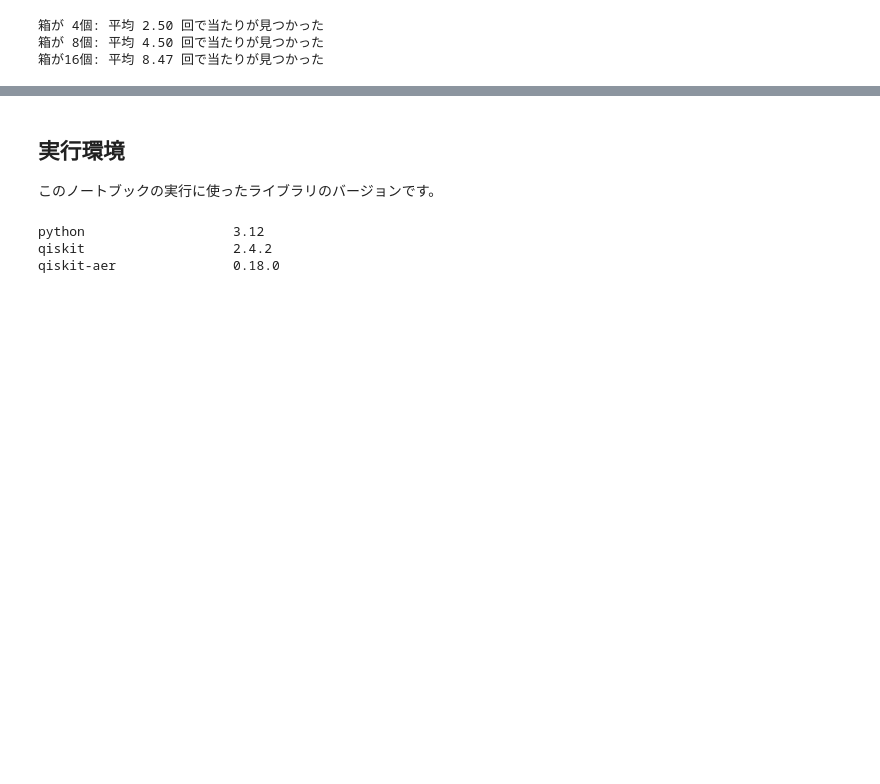
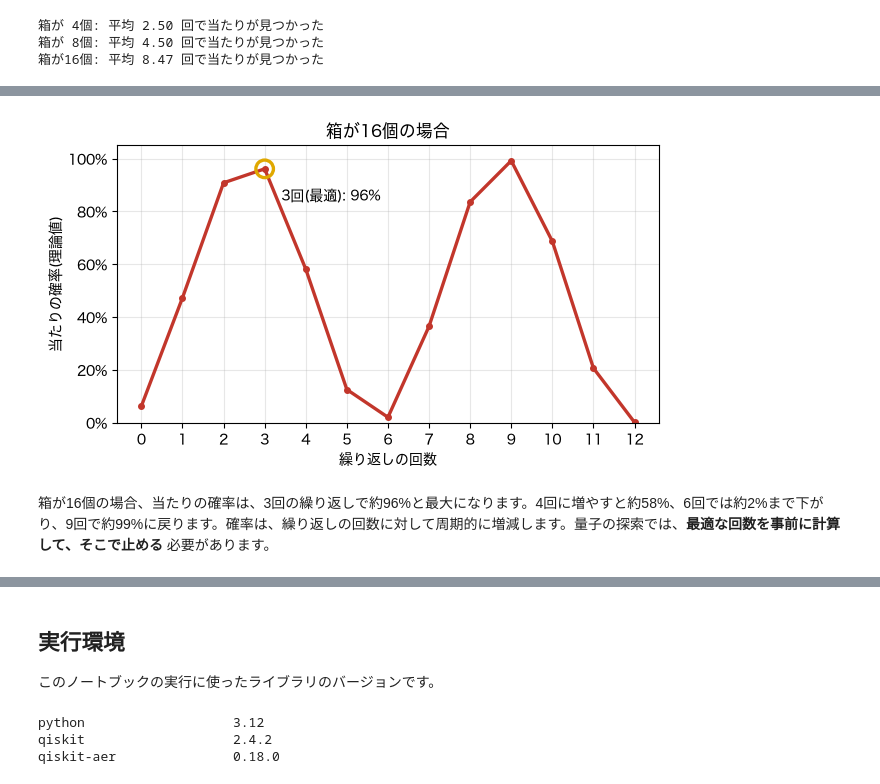
Before and after one commit to quantum-tokyo/quantum-learning-roadmap, a Jupyter notebook: src/ch03-strengths-and-limits.ipynb, the cells around one changed output, grey strips where cells are left out. Saved outputs shown, nothing was run; the diff lists cells and outputs as text; code cells hidden in the pictures; blank space fills up the shorter version.

```diff
--- a/src/ch03-strengths-and-limits.ipynb
+++ b/src/ch03-strengths-and-limits.ipynb
@@ -467,5 +37,0 @@ for n in (2, 3, 4, 5, 6):
-# %%
-print("箱の数  1回の繰り返しに必要な CX の数")
-for n in range(2, 9):
-    one_iteration = transpile(make_grover(n, 1, measure=False), basis_gates=BASIS_GATES, optimization_level=1, seed_transpiler=12345)
-    print(f"{2**n:>6} {one_iteration.count_ops().get('cx', 0):>22}")
@@ -572,0 +131,3 @@ for n in (2, 3, 4, 8, 10):
+# %%
+for k in range(optimal_iterations(4) + 1):
+    print(f"繰り返し {k} 回: 当たりの確率 {success_probability(4, k):.1%}")
@@ -572,0 +214,30 @@ for n in (2, 3, 4, 8, 10):
+# %%
+import matplotlib.pyplot as plt
+from matplotlib import font_manager
+from matplotlib.ticker import PercentFormatter
+
+# 日本語のラベルを表示するため、使える日本語フォントがあれば使う
+available_fonts = {f.name for f in font_manager.fontManager.ttflist}
+japanese_fonts = [f for f in ("Hiragino Sans", "Noto Sans CJK JP", "IPAexGothic") if f in available_fonts]
+plt.rcParams["font.family"] = japanese_fonts + ["sans-serif"]
+
+iterations = list(range(13))
+probabilities = [success_probability(4, k) for k in iterations]
+best = optimal_iterations(4)
+
+fig, ax = plt.subplots(figsize=(7, 3.6))
+ax.plot(iterations, probabilities, color="#c2362b", linewidth=2.4, marker="o", markersize=4)
+ax.scatter([best], [probabilities[best]], s=160, facecolors="none", edgecolors="#e0a800", linewidths=2.4, zorder=3)
+ax.annotate(f"{best}回(最適): {probabilities[best]:.0%}", (best, probabilities[best]), xytext=(12, -14), textcoords="offset points", va="top", ha="left")
+ax.set_xlabel("繰り返しの回数")
+ax.set_ylabel("当たりの確率(理論値)")
+ax.set_title("箱が16個の場合")
+ax.set_xticks(iterations)
+ax.set_ylim(0, 1.05)
+ax.yaxis.set_major_formatter(PercentFormatter(1.0))
+ax.grid(alpha=0.3)
+plt.show()
+# %% [output]
+[figure, added]
+# %% [markdown]
+箱が16個の場合、当たりの確率は、3回の繰り返しで約96%と最大になります。4回に増やすと約58%、6回では約2%まで下がり、9回で約99%に戻ります。確率は、繰り返しの回数に対して周期的に増減します。量子の探索では、**最適な回数を事前に計算して、そこで止める** 必要があります。
```
Also changed, not shown: parts of 60 cells of this notebook, 6 other files.
